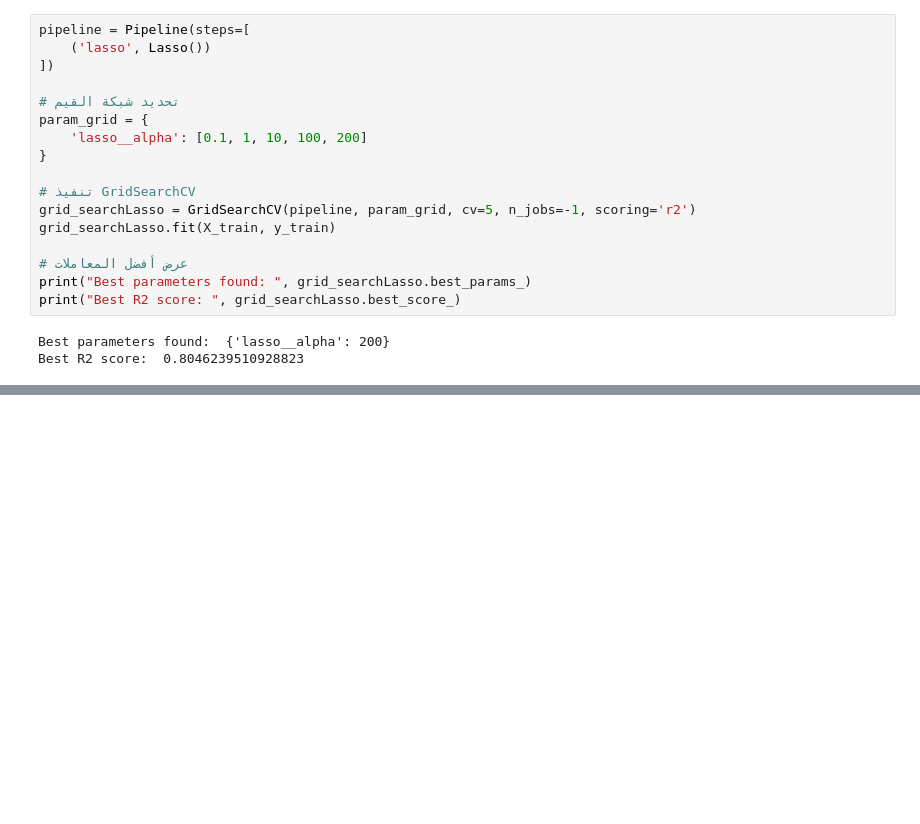
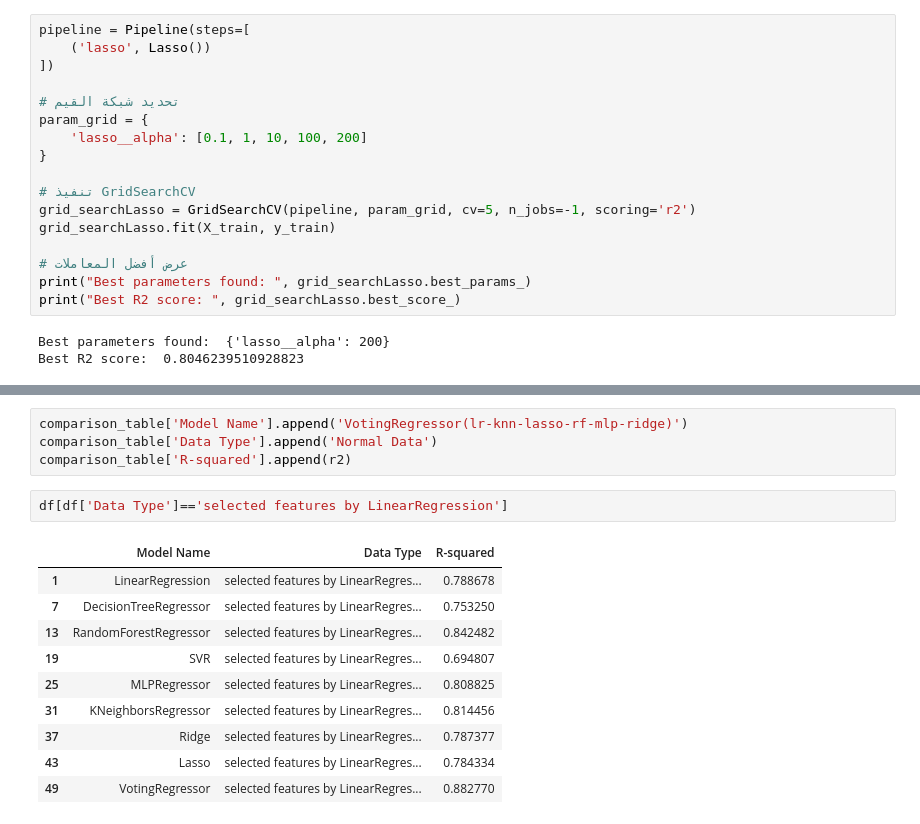
Before and after one commit to tonybotros1/ML-HM1, a Jupyter notebook: code.ipynb, the cells around one changed output, grey strips where cells are left out. Saved outputs shown, nothing was run; the diff lists cells and outputs as text; blank space fills up the shorter version.

```diff
--- a/code.ipynb
+++ b/code.ipynb
@@ -1438,0 +1896,17 @@ loaded_model = joblib.load('random_forest_model.pkl')
+# %%
+comparison_table['Model Name'].append('VotingRegressor(lr-knn-lasso-rf-mlp-ridge)')
+comparison_table['Data Type'].append('Normal Data')
+comparison_table['R-squared'].append(r2)
+# %%
+df[df['Data Type']=='selected features by LinearRegression']
+# %% [output]
+|  | Model Name | Data Type | R-squared |
+| 1 | LinearRegression | selected features by LinearRegres... | 0.788678 |
+| 7 | DecisionTreeRegressor | selected features by LinearRegres... | 0.753250 |
+| 13 | RandomForestRegressor | selected features by LinearRegres... | 0.842482 |
+| 19 | SVR | selected features by LinearRegres... | 0.694807 |
+| 25 | MLPRegressor | selected features by LinearRegres... | 0.808825 |
+| 31 | KNeighborsRegressor | selected features by LinearRegres... | 0.814456 |
+| 37 | Ridge | selected features by LinearRegres... | 0.787377 |
+| 43 | Lasso | selected features by LinearRegres... | 0.784334 |
+| 49 | VotingRegressor | selected features by LinearRegres... | 0.882770 |
```
Also changed, not shown: parts of 137 cells of this notebook, 1 other file.
